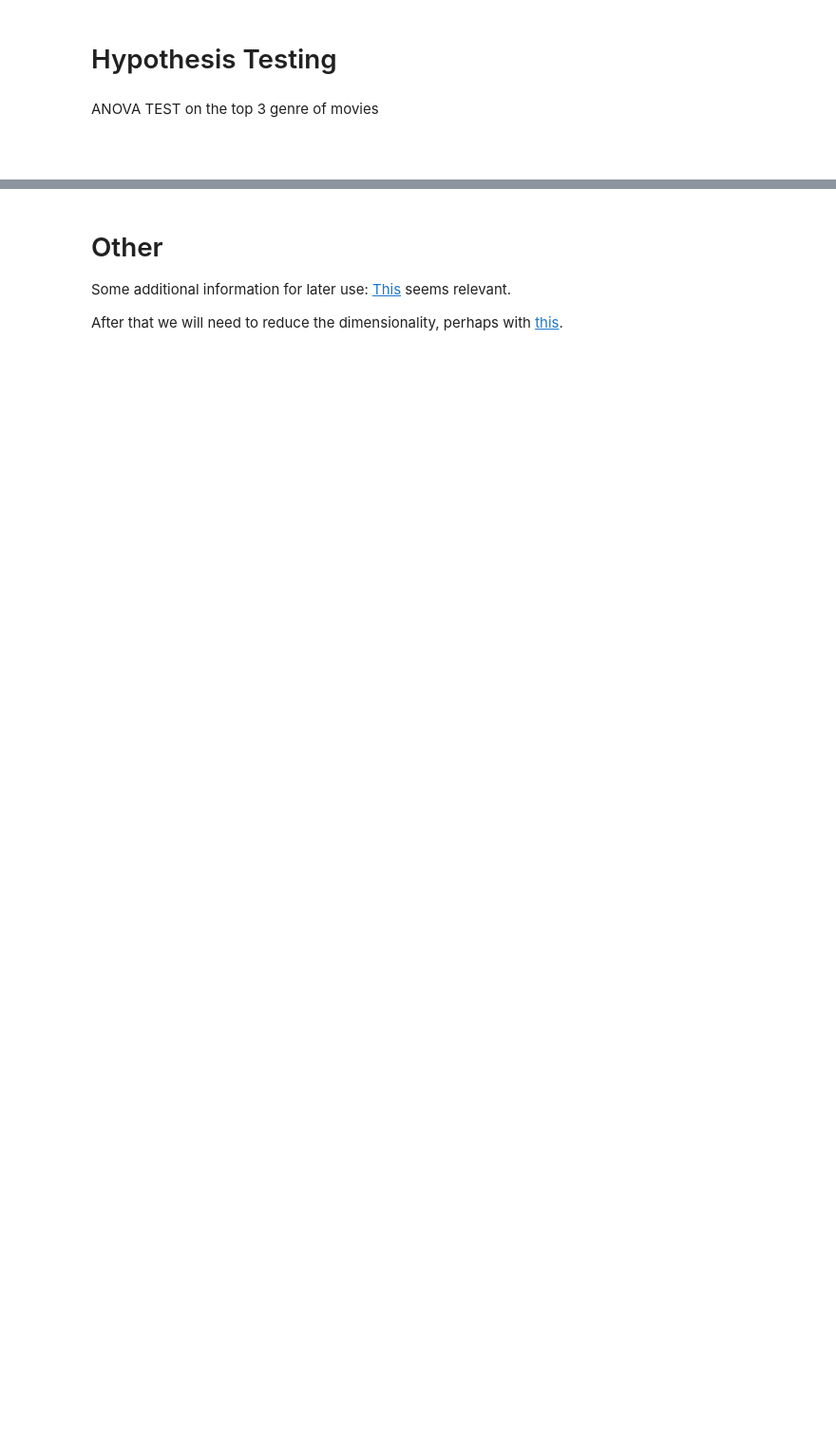
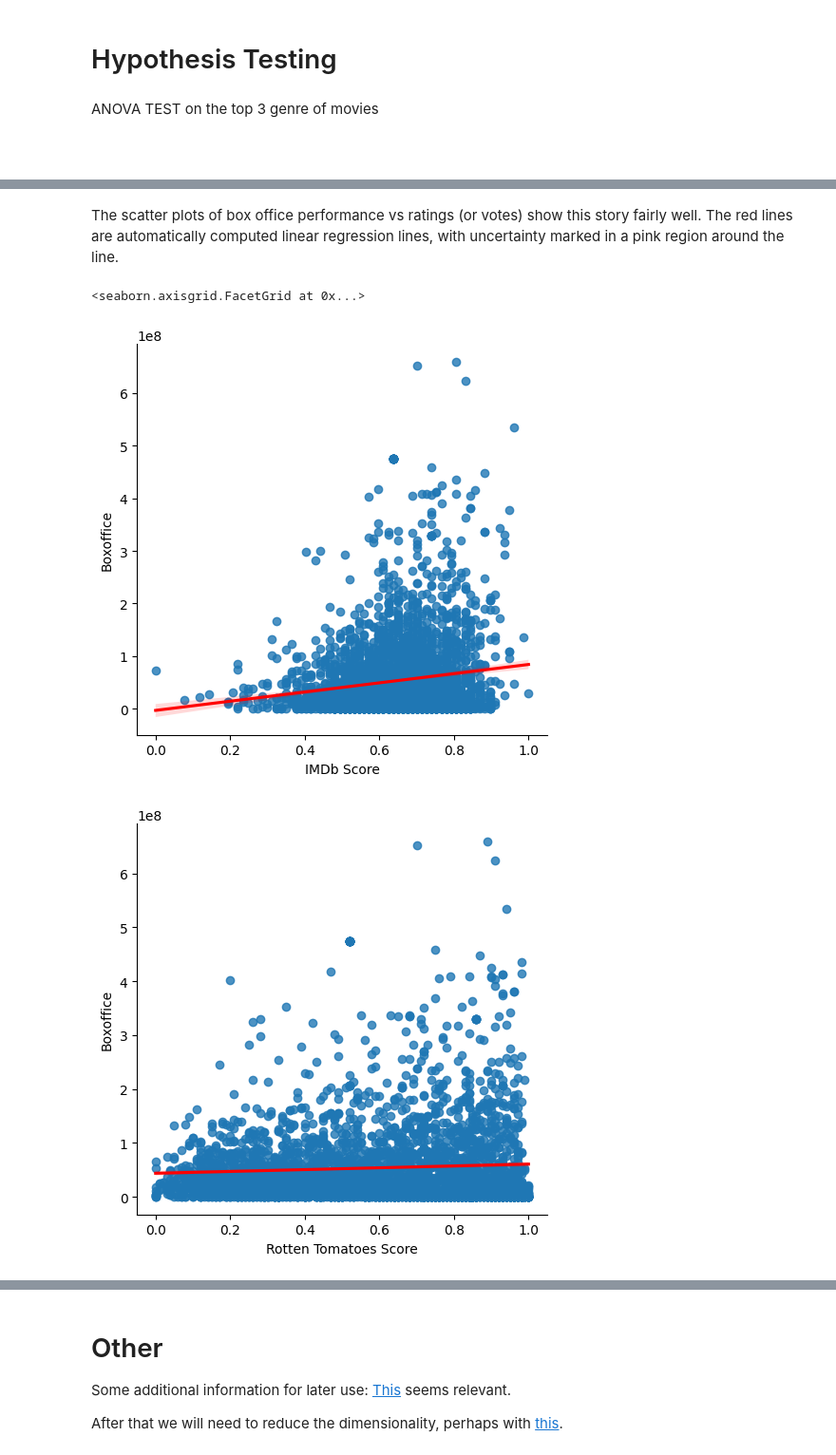
Before and after one commit to jrippeon/cmsc320project, a Jupyter notebook: initial_exploration.ipynb, the cells around one changed output, grey strips where cells are left out. Shown: that part at 95% size. Cells and saved outputs as stored; diff of their text form; code cells hidden in the pictures; blank space fills up the shorter version.

Commit message:
ratings vs boxoffice

```diff
--- a/initial_exploration.ipynb
+++ b/initial_exploration.ipynb
@@ -174,3 +165,5 @@ Name: Boxoffice, Length: 15480, dtype: float64
+# %%
+df[['Awards Received', 'Awards Nominated For']]= df[['Awards Received', 'Awards Nominated For']].fillna(0)
 # %% [markdown]
 # Hypothesis Testing
 # %% [markdown]
@@ -179,0 +180,5 @@ ANOVA TEST on the top 3 genre of movies
+# %%
+# drop all the rows with missing data
+rating_vs_money= df.dropna(subset=['IMDb Score', 'Rotten Tomatoes Score', 'Metacritic Score', 'Boxoffice'])
+# rating_vs_money= df.dropna(subset=['IMDb Score', 'Boxoffice'])
+print(f'{len(rating_vs_money)} rows remaining')
@@ -179,0 +189,5 @@ ANOVA TEST on the top 3 genre of movies
+# %%
+normalize= lambda col: (col - col.min())/(col.max() -col.min())
+rating_vs_money['IMDb Score']= normalize(rating_vs_money['IMDb Score'])
+rating_vs_money['Rotten Tomatoes Score']= normalize(rating_vs_money['Rotten Tomatoes Score'])
+rating_vs_money['Metacritic Score']= normalize(rating_vs_money['Metacritic Score'])
@@ -179,0 +227,12 @@ ANOVA TEST on the top 3 genre of movies
+# %% [markdown]
+The scatter plots of box office performance vs ratings (or votes) show this story fairly well.
+The red lines are automatically computed linear regression lines, with uncertainty marked in a pink region around the line.
+# %%
+sns.lmplot(rating_vs_money, x='IMDb Score', y='Boxoffice',line_kws={'color': 'red'})
+sns.lmplot(rating_vs_money, x='Rotten Tomatoes Score', y='Boxoffice',line_kws={'color': 'red'})
+sns.lmplot(rating_vs_money, x='Metacritic Score', y='Boxoffice',line_kws={'color': 'red'})
+sns.lmplot(rating_vs_money, x='IMDb Votes', y='Boxoffice',line_kws={'color': 'red'})
+# %% [output]
+<seaborn.axisgrid.FacetGrid at 0x...>
+[figure, added]
+[figure, added]
```
Also changed, not shown: parts of 16 cells of this notebook.
